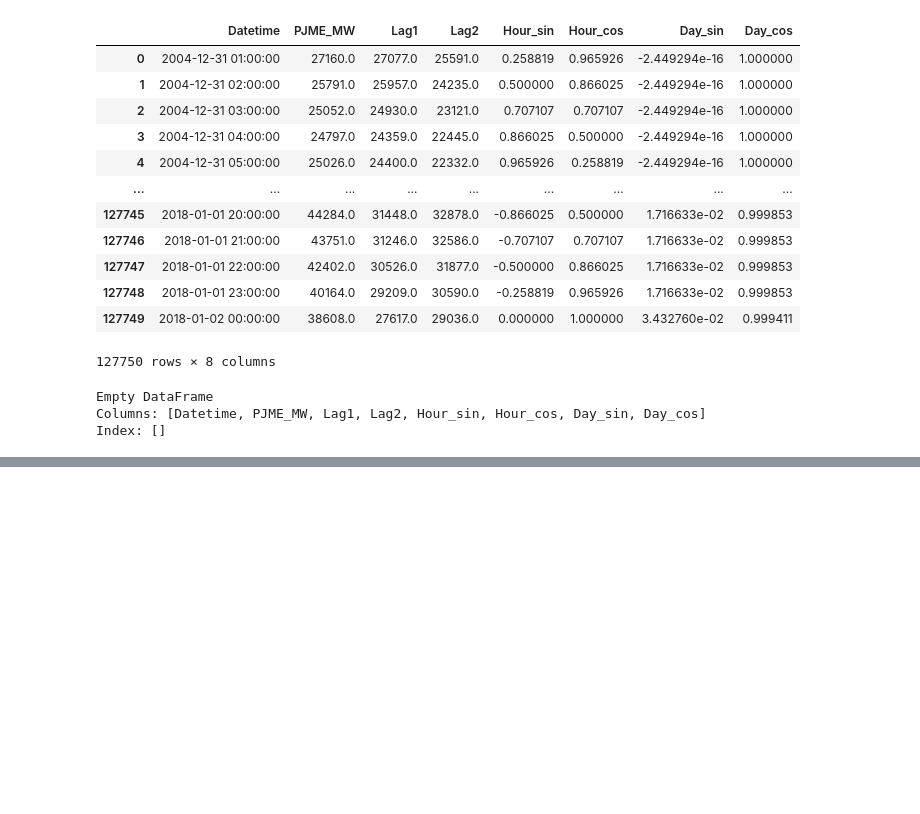
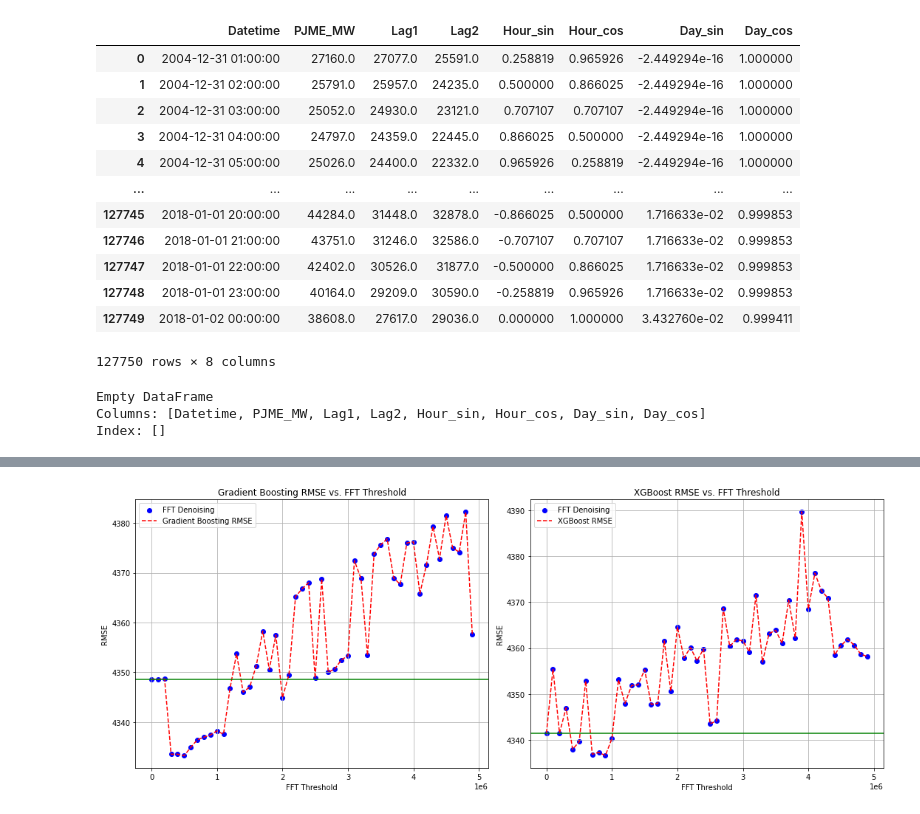
Before and after one commit to Aasneh/CS-361-Machine-Learning-Project, a Jupyter notebook: Code/Exploratory Data Analysis.ipynb, the cells around one changed output, grey strips where cells are left out. Drawn from its saved outputs; the diff is of its cells as text; code cells hidden in the pictures; blank space fills up the shorter version.

Commit message:
added EDA with FFT denoising

```diff
--- a/Code/Exploratory Data Analysis.ipynb
+++ b/Code/Exploratory Data Analysis.ipynb
@@ -400,0 +461,19 @@ Index: []
+# %%
+# Train the model for FFT denoising
+thresholds = np.arange(0, 5e6, 1e5)
+gb_rmse_fft = []
+xgb_rmse_fft = []
+for thr in thresholds:
+    y_train_fft = denoise_signal(y_train, threshold_fft = thr)
+
+    gb_regressor.fit(X_train, y_train_fft)
+    y_pred_fft_gb = gb_regressor.predict(X_train)
+    gb_fft_mse = mean_squared_error(y_train, y_pred_fft_gb)
+    gb_rmse_fft.append(np.sqrt(gb_fft_mse))
+    print("GBoost - Threshold:", thr, "; RMSE:", np.sqrt(gb_fft_mse))
+
+    xgb_regressor.fit(X_train, y_train_fft)
+    y_pred_fft_xgb = xgb_regressor.predict(X_train)
+    xgb_fft_mse = mean_squared_error(y_train, y_pred_fft_xgb)
+    xgb_rmse_fft.append(np.sqrt(xgb_fft_mse))
+    print("XGBoost - Threshold:", thr, "; RMSE:", np.sqrt(xgb_fft_mse))
@@ -400,0 +498,31 @@ Index: []
+# %%
+
+fig, axes = plt.subplots(nrows=1, ncols=2, figsize=(15, 6))
+
+# Plot Gradient Boosting RMSE on the first subplot
+axes[0].scatter(thresholds, gb_rmse_fft, color='blue', label='FFT Denoising')
+axes[0].plot(thresholds, gb_rmse_fft, label='Gradient Boosting RMSE', color='red', linestyle='--')
+axes[0].set_title('Gradient Boosting RMSE vs. FFT Threshold')
+axes[0].set_xlabel('FFT Threshold')
+axes[0].set_ylabel('RMSE')
+axes[0].grid(True)
+axes[0].axhline(rmse_gb, color='green', linestyle='-')
+axes[0].legend()
+
+# Plot XGBoost RMSE on the second subplot
+axes[1].scatter(thresholds, xgb_rmse_fft, color='blue', label='FFT Denoising')
+axes[1].plot(thresholds, xgb_rmse_fft, label='XGBoost RMSE', color='red', linestyle='--')
+axes[1].set_title('XGBoost RMSE vs. FFT Threshold')
+axes[1].set_xlabel('FFT Threshold')
+axes[1].set_ylabel('RMSE')
+axes[1].axhline(rmse_xgb, color='green', linestyle='-')
+axes[1].grid(True)
+axes[1].legend()
+
+# Adjust layout to prevent overlap
+plt.tight_layout()
+
+# Show the plots
+plt.show()
+# %% [output]
+[figure, added]
```
Also changed, not shown: parts of 13 cells of this notebook.
